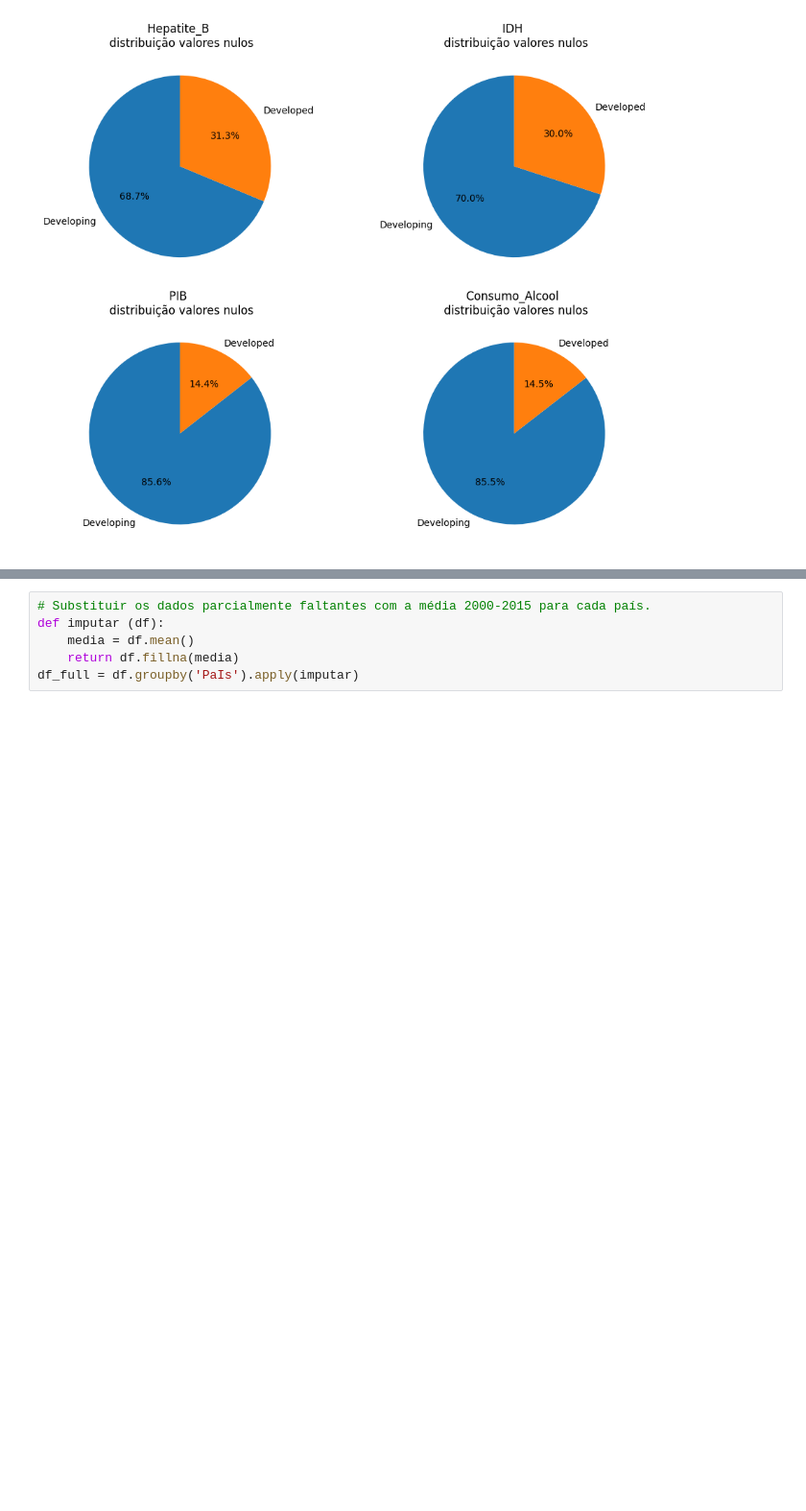
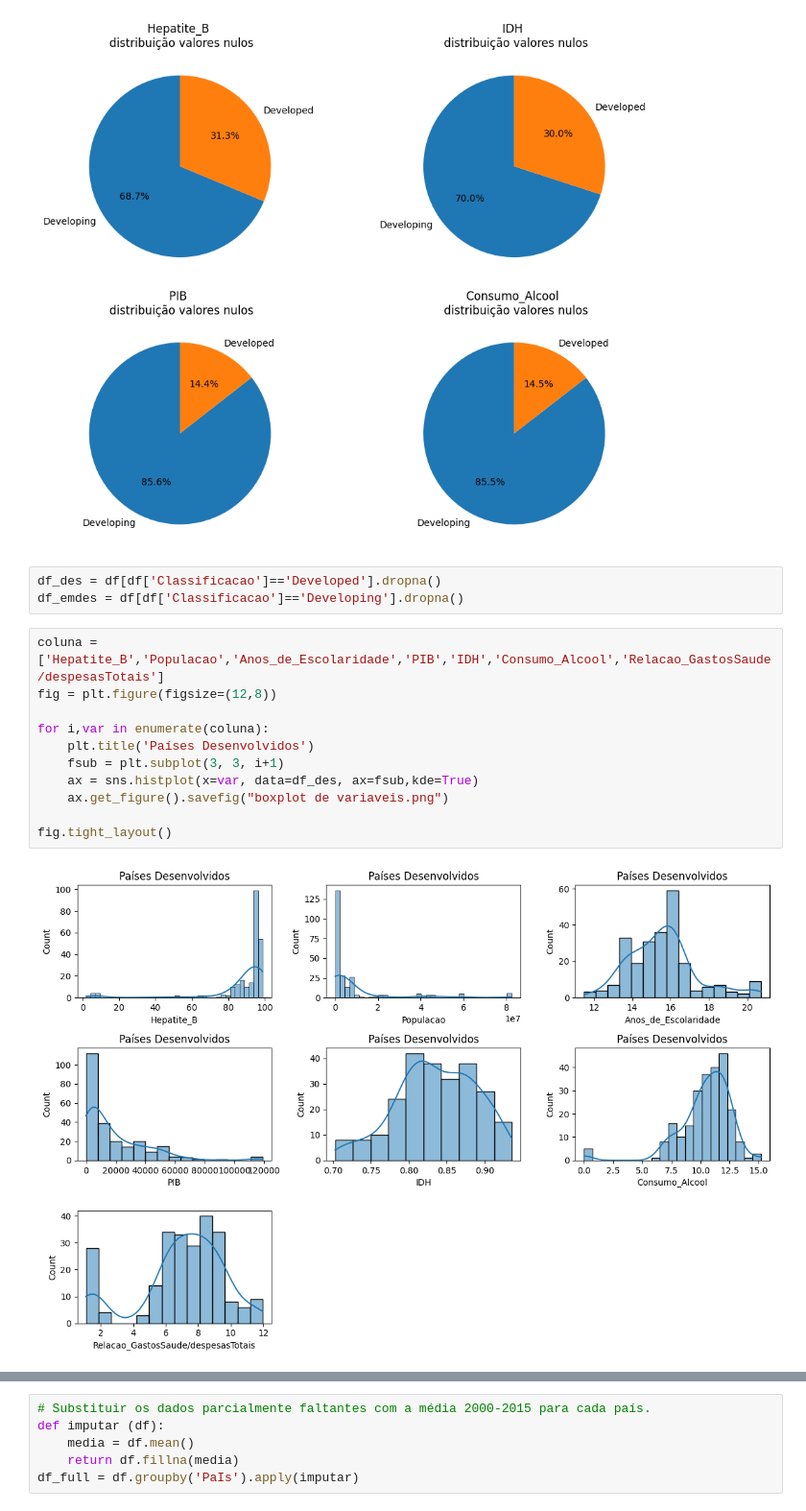
Before and after one commit to rochamarcio/Expectativa_de_vida, a Jupyter notebook: expectativa_de_vida.ipynb, the cells around one changed output, grey strips where cells are left out. Shown at 96% size. Saved outputs shown, nothing was run; the diff lists cells and outputs as text; blank space fills up the shorter version.

```diff
--- a/expectativa_de_vida.ipynb
+++ b/expectativa_de_vida.ipynb
@@ -359,3 +359,19 @@ ax.get_figure().savefig("DADOS_AUSEN.png")
 #
 # %% [output]
 [figure]
+# %%
+df_des = df[df['Classificacao']=='Developed'].dropna()
+df_emdes = df[df['Classificacao']=='Developing'].dropna()
+# %%
+coluna = ['Hepatite_B','Populacao','Anos_de_Escolaridade','PIB','IDH','Consumo_Alcool','Relacao_GastosSaude/despesasTotais']
+fig = plt.figure(figsize=(12,8))
+
+for i,var in enumerate(coluna):
+    plt.title('Países Desenvolvidos')
+    fsub = plt.subplot(3, 3, i+1)
+    ax = sns.histplot(x=var, data=df_des, ax=fsub,kde=True)
+    ax.get_figure().savefig("boxplot de variaveis.png")
+
+fig.tight_layout()
+# %% [output]
+[figure, added]
```
Also changed, not shown: parts of 7 cells of this notebook, 9 other files.
